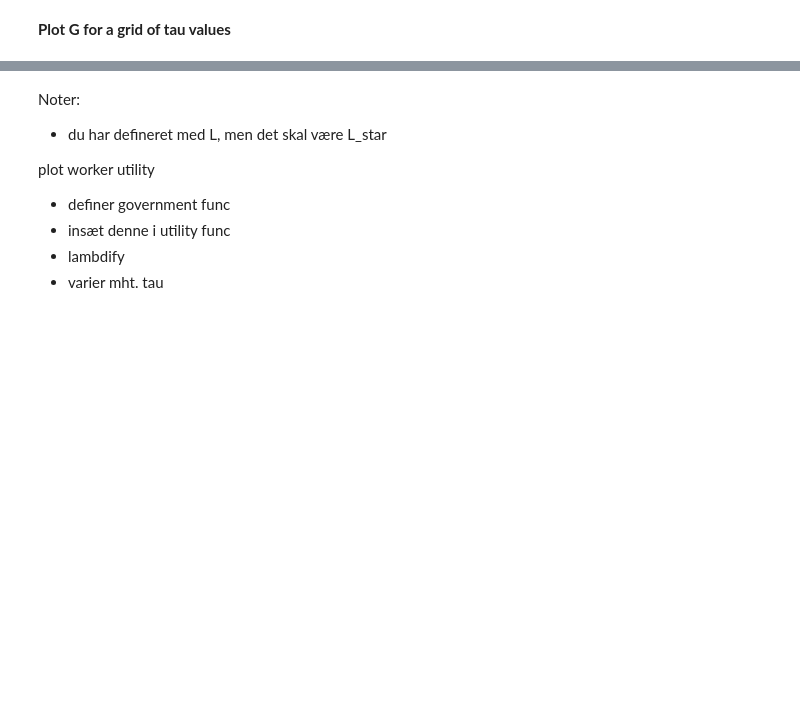
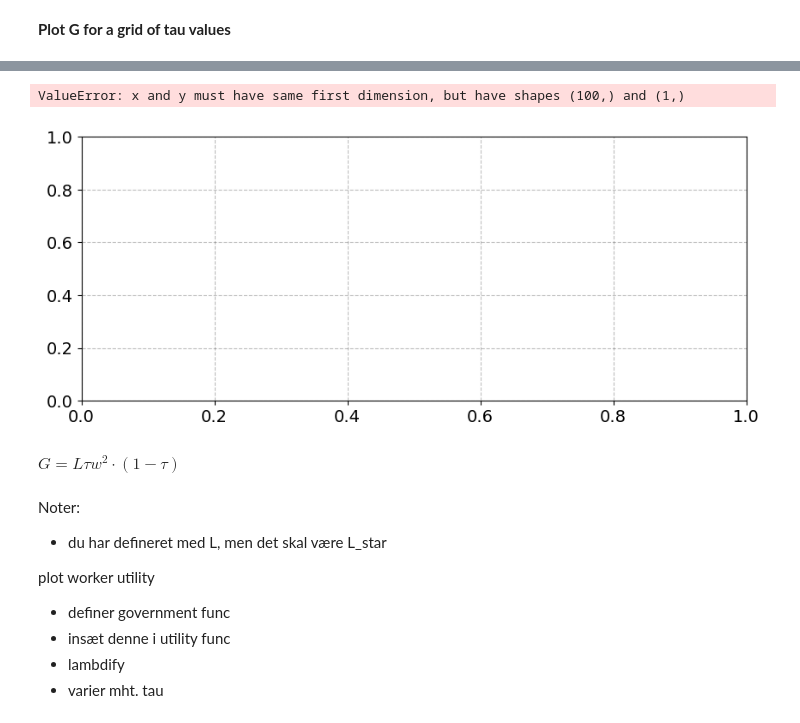
Before and after one commit to NumEconCopenhagen/projects-2023-magnus-kristian, a Jupyter notebook: examproject/Exam-2023-notebook_MH.ipynb, the cells around one changed output, grey strips where cells are left out. Saved outputs shown, nothing was run; the diff lists cells and outputs as text; code cells hidden in the pictures; blank space fills up the shorter version.

```diff
--- a/examproject/Exam-2023-notebook_MH.ipynb
+++ b/examproject/Exam-2023-notebook_MH.ipynb
@@ -287,8 +270,0 @@ display(Utility_with_gov_cons)
-# %%
-# vector of possible values of tau
-tau_vec = np.linspace(0,1,100)
-
-#
-Utility_with_gov = sm.lambdify(args0())
-
-utility_Lstar_1 = utilify_func_Lstar(alpha=alpha_val,kappa=kappa_val,v=v_val,G=1,wtilde=wtilde_val)
@@ -294,0 +278,16 @@ utility_Lstar_1 = utilify_func_Lstar(alpha=alpha_val,kappa=kappa_val,v=v_val,G=1
+# %%
+
+Lambda_disutility = sm.lambdify(args=(alpha, kappa, v, tau, w, G), expr = Worker_disutility)
+disutility = Lambda_disutility(alpha=alpha_val, kappa=kappa_val, v=v_val, tau=tau_val, w=w_val, G=1)
+
+fig = plt.figure(figsize=(10,4))
+ax = fig.add_subplot(1,1,1)
+ax.plot(tau_vec,disutility)
+# %% [output]
+ValueError: x and y must have same first dimension, but have shapes (100,) and (1,)
+[figure, added]
+# %%
+GovernmentL = sm.Eq(G, tau*w*L*((1-tau)*w))
+display(GovernmentL)
+# %% [output]
+$\displaystyle G = L \tau w^{2} \cdot \left(1 - \tau\right)$
```
Also changed, not shown: parts of 9 cells of this notebook.
